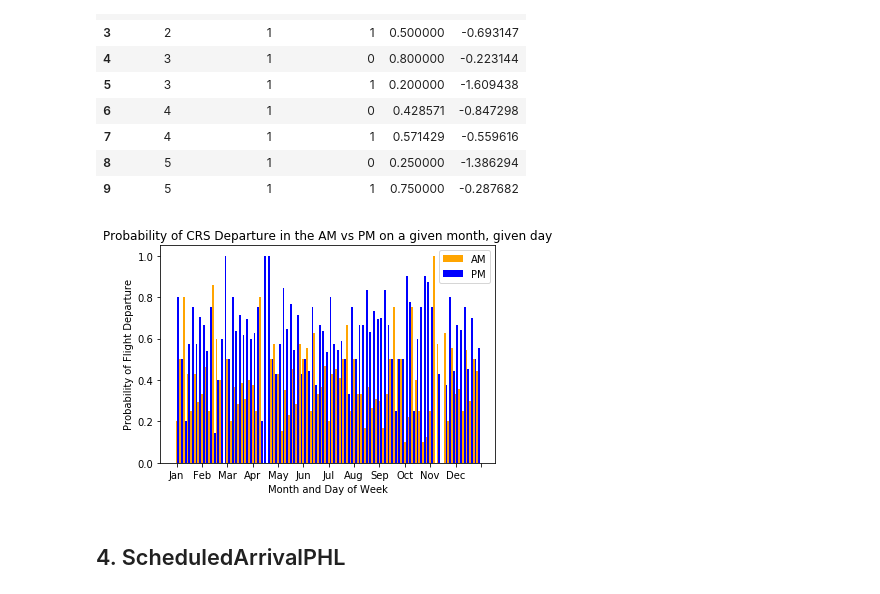
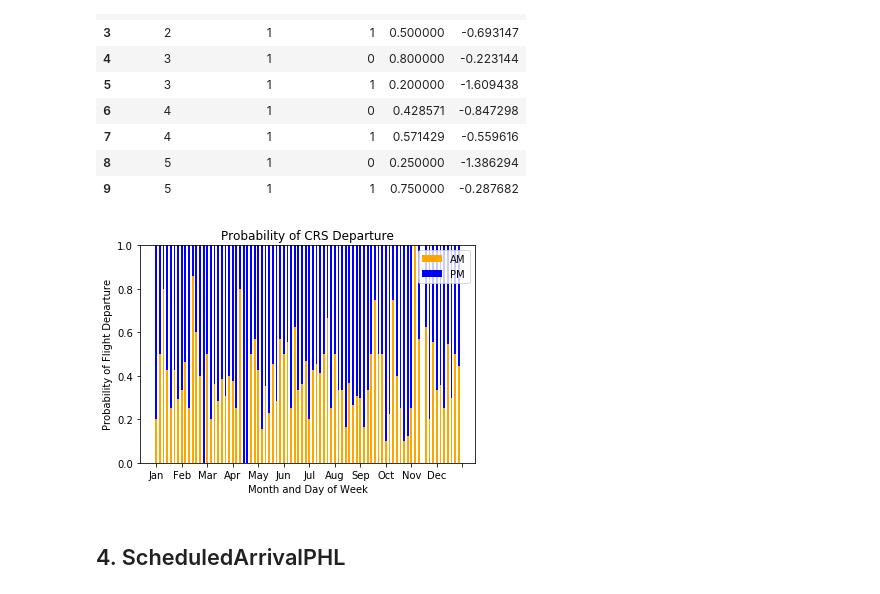
Before and after one commit to dy-choi/Flight-Delay-Analysis, a Jupyter notebook: BayesianNetworkAnalysis.ipynb, the cells around one changed output. Cells and saved outputs as stored; diff of their text form; code cells hidden in the pictures.

```diff
--- a/BayesianNetworkAnalysis.ipynb
+++ b/BayesianNetworkAnalysis.ipynb
@@ -73,24 +73,25 @@ Note: There are 162 rows in the above table, but we should have 168 , which mean
 | 8 | 5 | 1 | 0 | 0.250000 | -1.386294 |
 | 9 | 5 | 1 | 1 | 0.750000 | -0.287682 |
 # %%
-# draw graph of probabilities
+# draw stacked bar graph of probabilities
 arr_am = arr_time_df[arr_time_df.CRS_ARR_TIME == 0]
 arr_pm = arr_time_df[arr_time_df.CRS_ARR_TIME == 1]
 
 months = ['Jan', 'Feb', 'Mar', 'Apr', 'May', 'Jun', 'Jul', 'Aug', 'Sep', 'Oct', 'Nov','Dec']
 legend = ['AM', 'PM']
 X = np.arange(84)
+
 plt.bar(X, arr_am.prob, color=['orange'], width = 0.5)
-plt.bar(X+0.5, arr_pm.prob, color=['blue'], width = 0.5)
+plt.bar(X, arr_pm.prob, color=['blue'], width = 0.5, bottom=arr_am.prob)
 plt.xlabel('Month and Day of Week')
 plt.ylabel('Probability of Flight Departure')
 plt.legend(legend)
 plt.xticks(np.arange(0, 85, 7), months)
-plt.title('Probability of CRS Departure in the AM vs PM on a given month, given day')
+plt.title('Probability of CRS Departure')
 plt.savefig('CRS_DEP_TIME.png')
 plt.show()
 # %% [output]
-[figure, old version]
+[figure, new version]
 # %% [markdown]
 ## 4. ScheduledArrivalPHL
 # %% [markdown]
```
Also changed, not shown: parts of 10 cells of this notebook, 1 other file.
